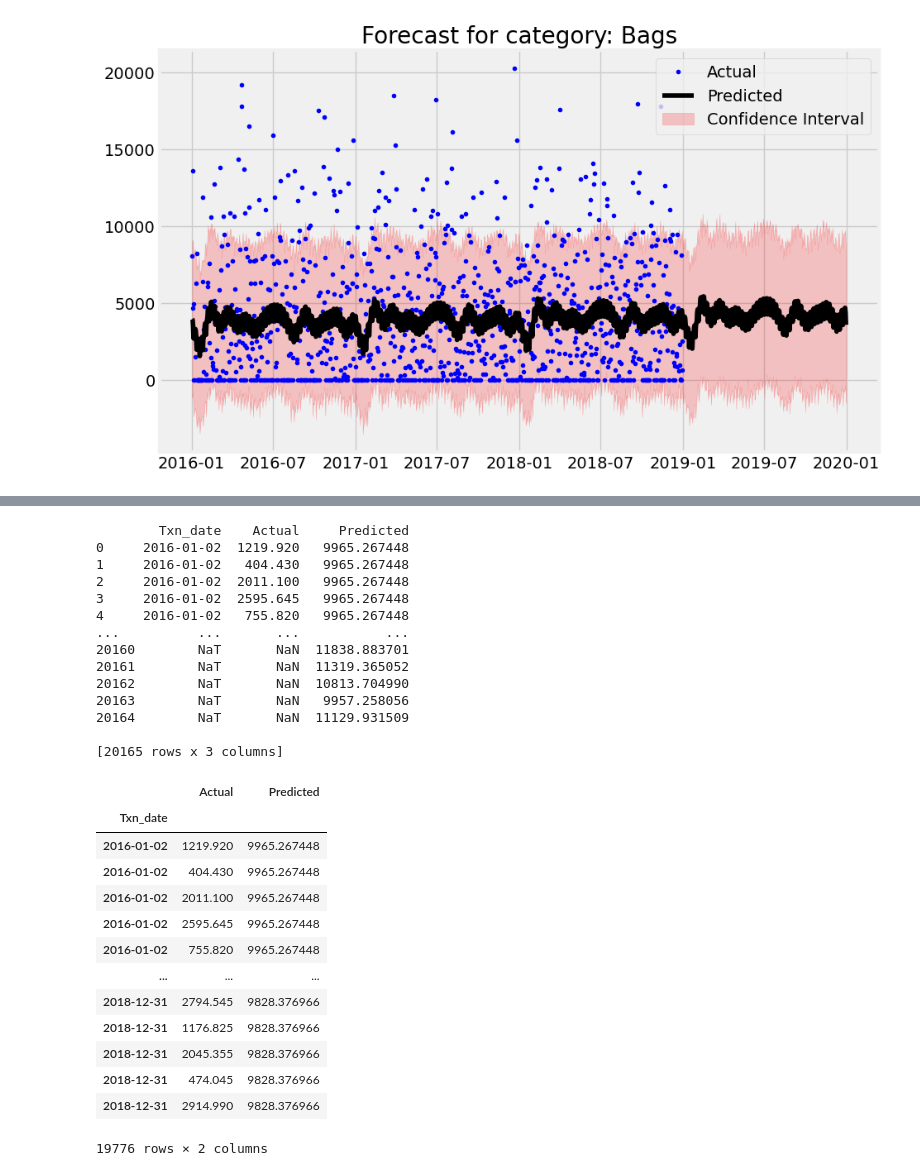
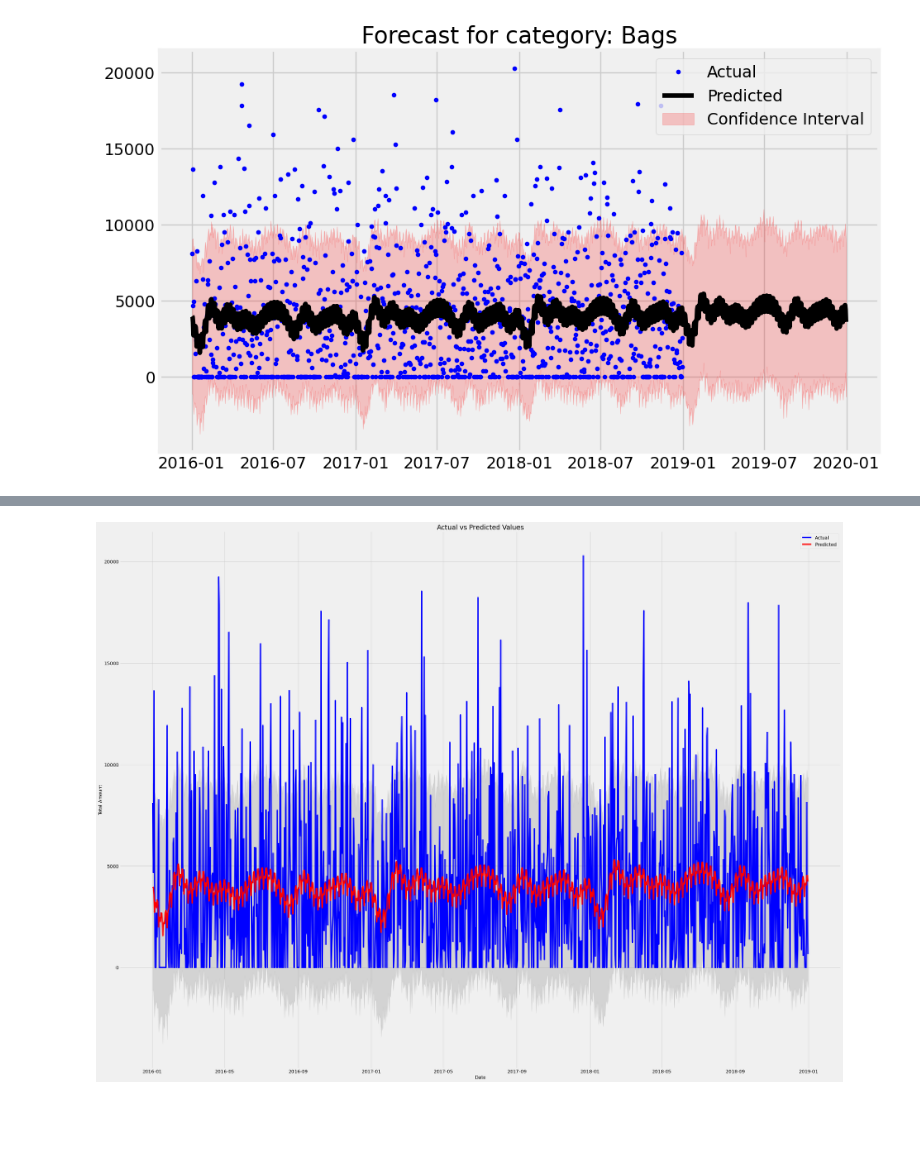
Before and after one commit to PilatusPy/Capstone-II, a Jupyter notebook: store_project/3_modeling_fb_prophet_lib.ipynb, the cells around one changed output, grey strips where cells are left out. Drawn from its saved outputs; the diff is of its cells as text; code cells hidden in the pictures; blank space fills up the shorter version.

```diff
--- a/store_project/3_modeling_fb_prophet_lib.ipynb
+++ b/store_project/3_modeling_fb_prophet_lib.ipynb
@@ -276,34 +364,20 @@ forecast
 # %%
-# Get date column name in your original df
-date_col_name = df.index.name
+plt.figure(figsize=(35,28))
 
-# Convert date index to column for the merge operation
-df.reset_index(level=0, inplace=True)
+# plot the actual data
+plt.plot(merged.index, merged['Total_Amt'], 'b-', label='Actual')
 
-# extract necessary columns
-df_original = df[[date_col_name, 'Total_Amt']]
-forecast_extracted = forecast[['ds', 'yhat']]
+# plot the forecast
+plt.plot(merged.index, merged['yhat'], 'r-', label='Predicted')
 
-# merge dataframes on the date column
-df_merged = pd.merge(df_original, forecast_extracted, how='outer', left_on=date_col_name, right_on='ds')
+# plot the upper and lower boundaries of confidence intervals
+plt.fill_between(merged.index, merged['yhat_lower'], merged['yhat_upper'], color='gray', alpha=0.25)
 
-# remove extra date column and rename columns for clarity
-df_merged.drop(columns='ds', inplace=True)
-df_merged.rename(columns={'Total_Amt': 'Actual', 'yhat': 'Predicted'}, inplace=True)
+plt.legend()
+plt.xlabel('Date')
+plt.ylabel('Total Amount')
+plt.title('Actual vs Predicted Values')
 
-print(df_merged)
+plt.show()
 # %% [output]
-        Txn_date    Actual     Predicted
-0     2016-01-02  1219.920   9965.267448
-1     2016-01-02   404.430   9965.267448
-2     2016-01-02  2011.100   9965.267448
-3     2016-01-02  2595.645   9965.267448
-4     2016-01-02   755.820   9965.267448
-...          ...       ...           ...
-20160        NaT       NaN  11838.883701
-20161        NaT       NaN  11319.365052
-20162        NaT       NaN  10813.704990
-20163        NaT       NaN   9957.258056
-20164        NaT       NaN  11129.931509
-
-[20165 rows x 3 columns]
+[figure, added]
@@ -312,17 +383,0 @@ df_merged.set_index('Txn_date', inplace=True)
-# %%
-df_merged.dropna()
-# %% [output]
-|  | Actual | Predicted |
-| Txn_date |  |  |
-| 2016-01-02 | 1219.920 | 9965.267448 |
-| 2016-01-02 | 404.430 | 9965.267448 |
-| 2016-01-02 | 2011.100 | 9965.267448 |
-| 2016-01-02 | 2595.645 | 9965.267448 |
-| 2016-01-02 | 755.820 | 9965.267448 |
-| ... | ... | ... |
-| 2018-12-31 | 2794.545 | 9828.376966 |
-| 2018-12-31 | 1176.825 | 9828.376966 |
-| 2018-12-31 | 2045.355 | 9828.376966 |
-| 2018-12-31 | 474.045 | 9828.376966 |
-| 2018-12-31 | 2914.990 | 9828.376966 |
-19776 rows × 2 columns
```
Also changed, not shown: parts of 16 cells of this notebook.
